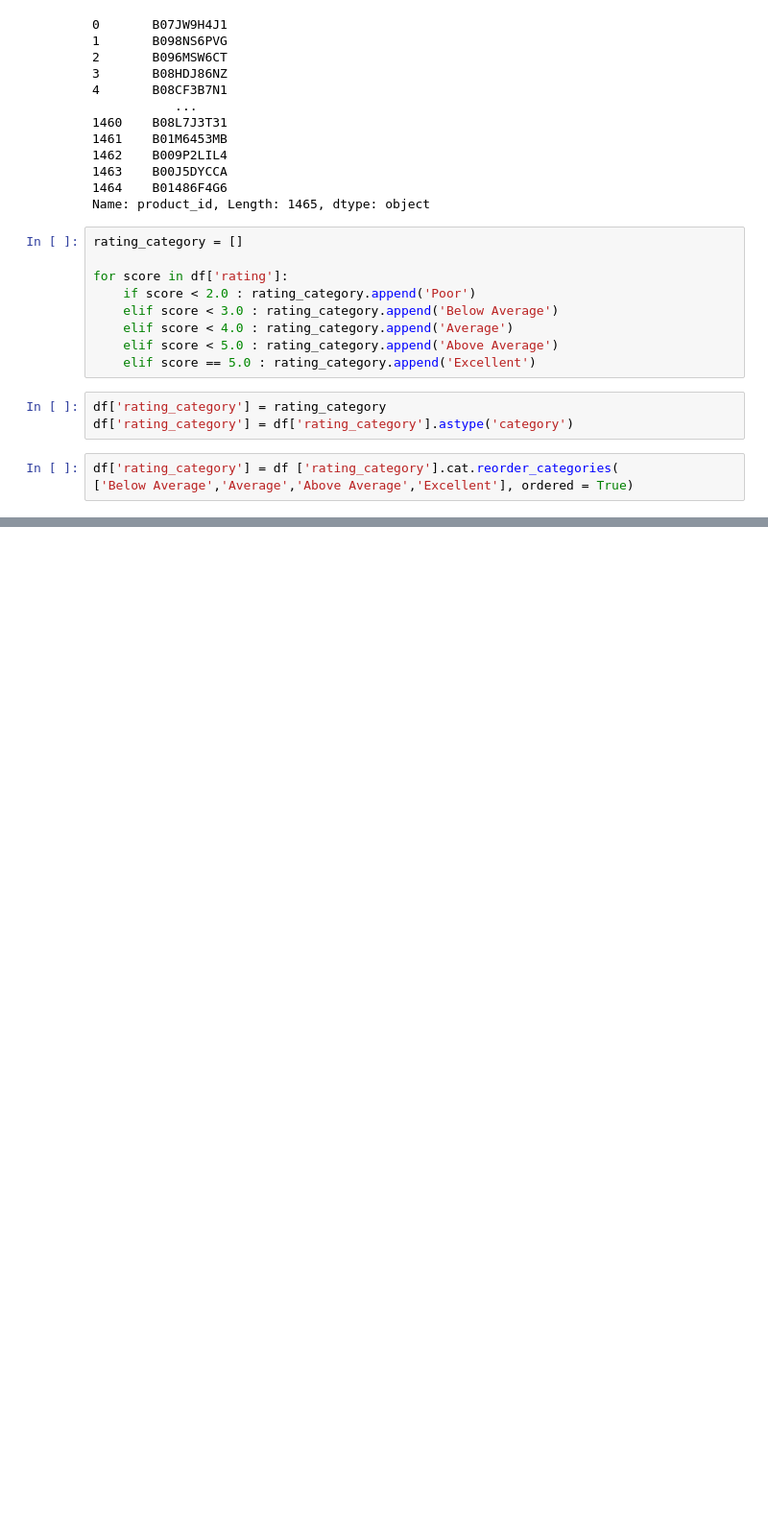
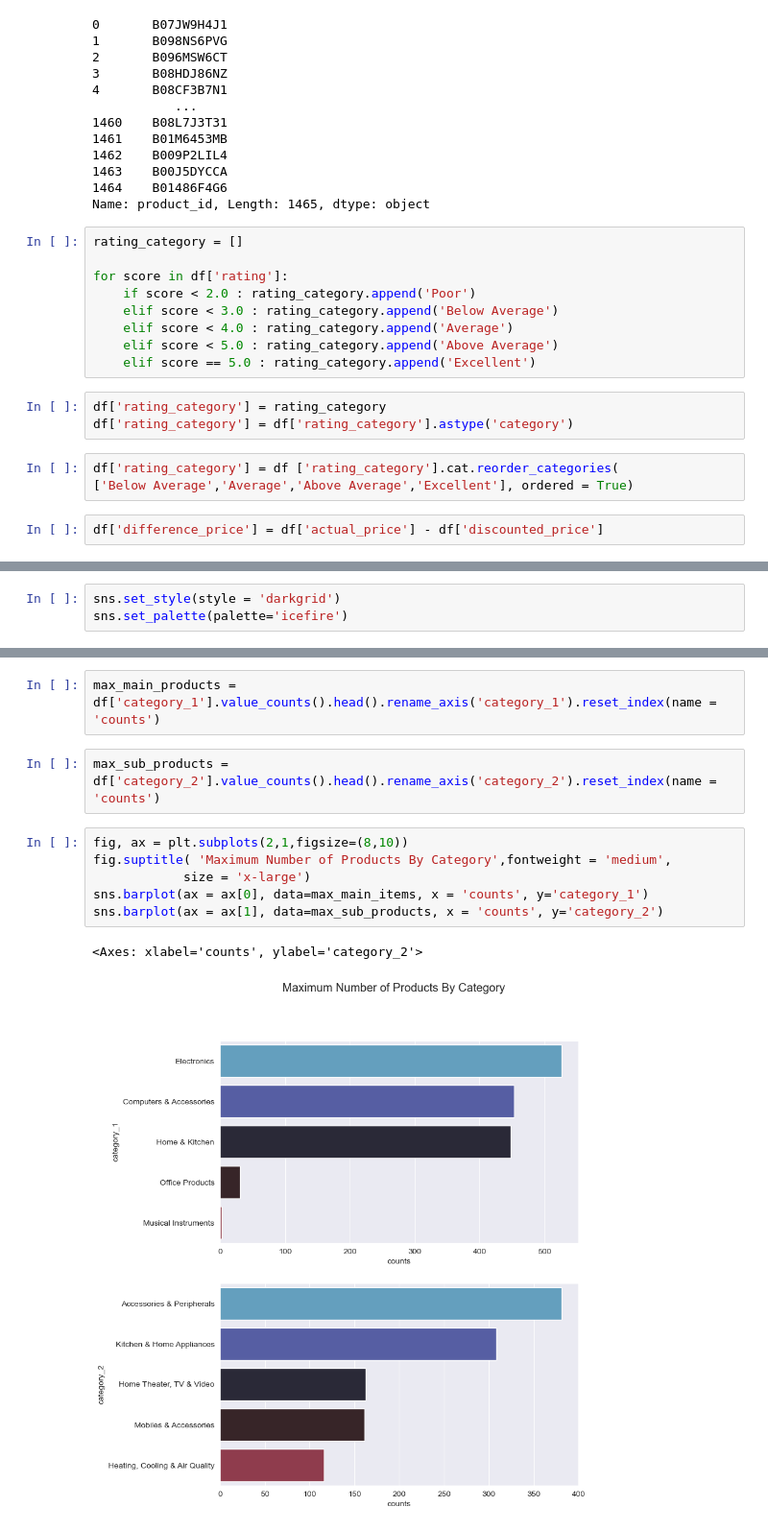
Before and after one commit to Bidkar2912/Amazon_Sales, a Jupyter notebook: Amazon_Sales_Analysis.ipynb, the cells around one changed output, grey strips where cells are left out. Shown at 96% size. Drawn from its saved outputs; the diff is of its cells as text; blank space fills up the shorter version.

Commit message:
Update Amazon_Sales_Analysis.ipynb
Data exploration

```diff
--- a/Amazon_Sales_Analysis.ipynb
+++ b/Amazon_Sales_Analysis.ipynb
@@ -277,3 +277,5 @@ df['rating_category'] = df['rating_category'].astype('category')
 # %%
 df['rating_category'] = df ['rating_category'].cat.reorder_categories(
 ['Below Average','Average','Above Average','Excellent'], ordered = True)
+# %%
+df['difference_price'] = df['actual_price'] - df['discounted_price']
@@ -279,0 +387,3 @@ df['rating_category'] = df ['rating_category'].cat.reorder_categories(
+# %%
+sns.set_style(style = 'darkgrid')
+sns.set_palette(palette='icefire')
@@ -279,0 +418,13 @@ df['rating_category'] = df ['rating_category'].cat.reorder_categories(
+# %%
+max_main_products = df['category_1'].value_counts().head().rename_axis('category_1').reset_index(name = 'counts')
+# %%
+max_sub_products = df['category_2'].value_counts().head().rename_axis('category_2').reset_index(name = 'counts')
+# %%
+fig, ax = plt.subplots(2,1,figsize=(8,10))
+fig.suptitle( 'Maximum Number of Products By Category',fontweight = 'medium',
+            size = 'x-large')
+sns.barplot(ax = ax[0], data=max_main_items, x = 'counts', y='category_1')
+sns.barplot(ax = ax[1], data=max_sub_products, x = 'counts', y='category_2')
+# %% [output]
+<Axes: xlabel='counts', ylabel='category_2'>
+[figure, added]
```
Also changed, not shown: parts of 9 cells of this notebook.
